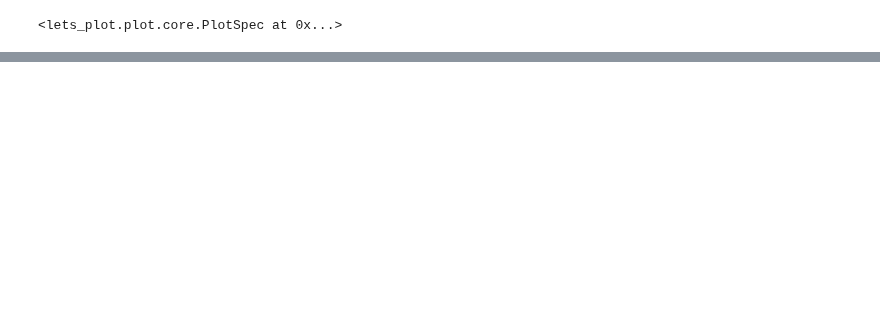
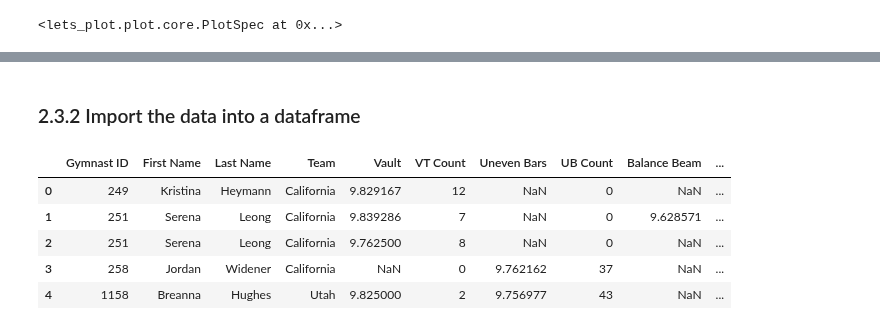
Before and after one commit to LSE-ME204/me204-2024-project-jesatuts2, a Jupyter notebook: notebooks/NB03-EDA-and-Dataviz.ipynb, the cells around one changed output, grey strips where cells are left out. Cells and saved outputs as stored; diff of their text form; code cells hidden in the pictures; blank space fills up the shorter version.

```diff
--- a/notebooks/NB03-EDA-and-Dataviz.ipynb
+++ b/notebooks/NB03-EDA-and-Dataviz.ipynb
@@ -732,0 +716,43 @@ It's easy to do well if you never compete. For the purposes of this analysis, I
+# %% [markdown]
+### 2.3.2 Import the data into a dataframe
+# %%
+# Export the above query to a new df
+average_scores_query = """
+SELECT
+    g.gymnast_id AS 'Gymnast ID',
+    g.first_name AS 'First Name',
+    g.last_name AS 'Last Name',
+    t.team_name AS 'Team',
+    AVG(r.vt_score) AS 'Vault',
+    COUNT(r.vt_score) AS 'VT Count',
+    AVG(r.ub_score) AS 'Uneven Bars',
+    COUNT(r.ub_score) AS 'UB Count',
+    AVG(r.bb_score) AS 'Balance Beam',
+    COUNT(r.bb_score) AS 'BB Count',
+    AVG(r.fx_score) AS 'Floor Exercise',
+    COUNT(r.fx_score) AS 'FX Count',
+    AVG(r.aa_score) AS 'All Around',
+    COUNT(r.aa_score) AS 'AA Count',
+    m.year AS 'Season'
+FROM gymnast_results AS r
+LEFT JOIN gymnasts AS g
+ON g.gymnast_id = r.gymnast_id
+LEFT JOIN teams as t
+ON t.team_id = g.team_id
+LEFT JOIN meets as m
+ON m.meet_id = r.meet_id
+GROUP BY g.gymnast_id, m.year;
+"""
+
+# Execute the query and store the result in a DataFrame
+average_scores_df = pd.read_sql_query(average_scores_query, engine)
+
+# Preview the df
+average_scores_df.head()
+# %% [output]
+|  | Gymnast ID | First Name | Last Name | Team | Vault | VT Count | Uneven Bars | UB Count | Balance Beam | ... |
+| 0 | 249 | Kristina | Heymann | California | 9.829167 | 12 | NaN | 0 | NaN | ... |
+| 1 | 251 | Serena | Leong | California | 9.839286 | 7 | NaN | 0 | 9.628571 | ... |
+| 2 | 251 | Serena | Leong | California | 9.762500 | 8 | NaN | 0 | NaN | ... |
+| 3 | 258 | Jordan | Widener | California | NaN | 0 | 9.762162 | 37 | NaN | ... |
+| 4 | 1158 | Breanna | Hughes | Utah | 9.825000 | 2 | 9.756977 | 43 | NaN | ... |
```
Also changed, not shown: parts of 28 cells of this notebook, 6 other files.
